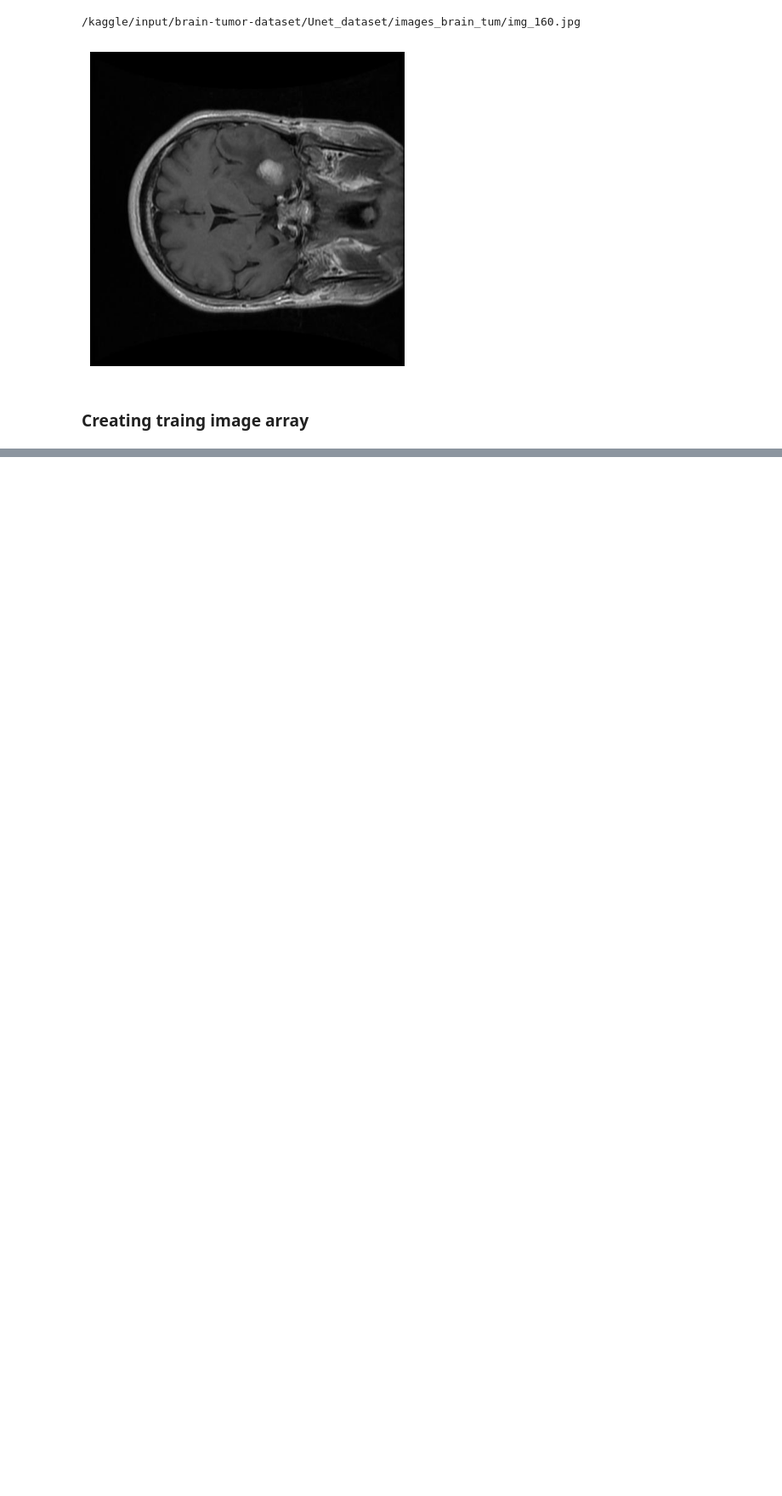
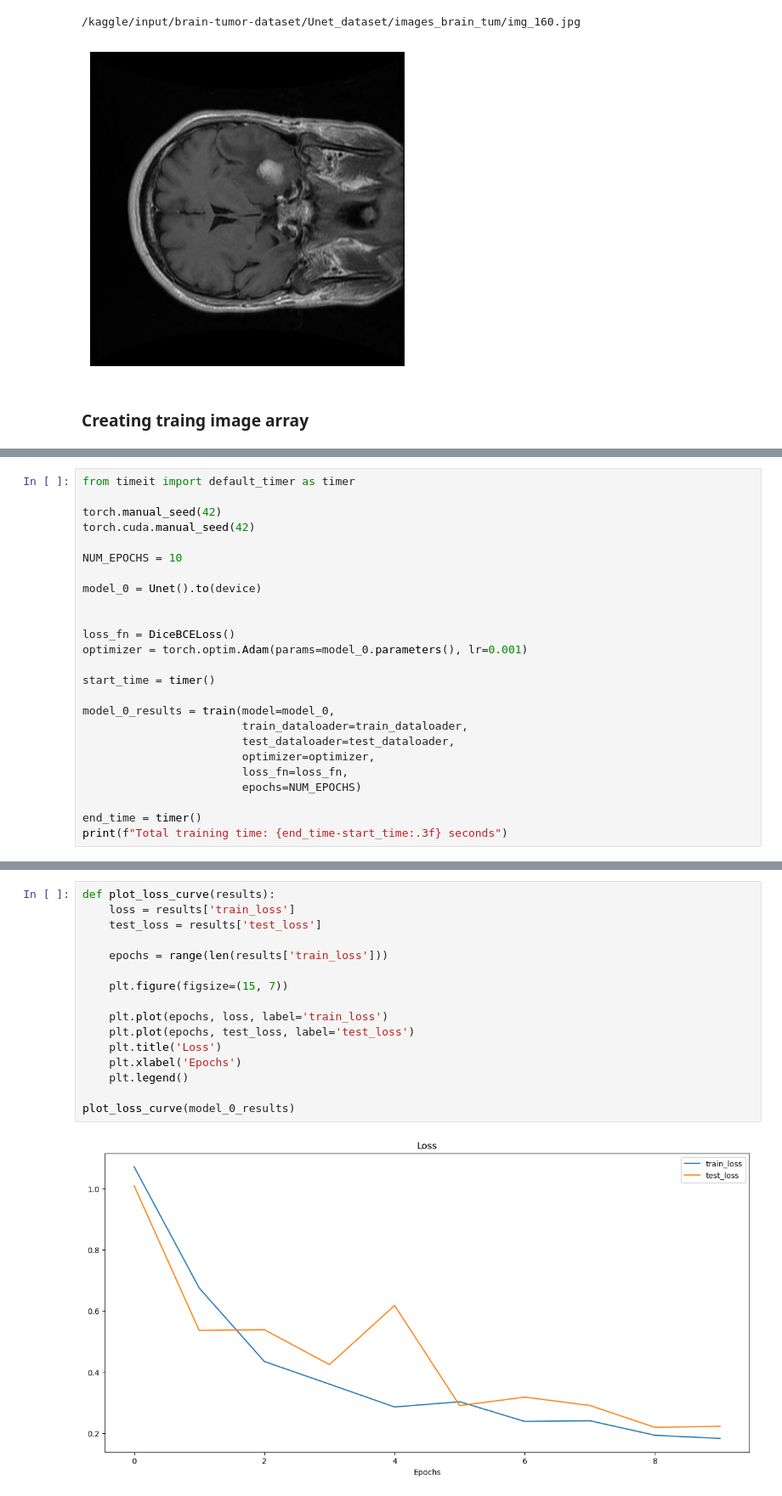
Before and after one commit to nayeem01/Unet-from-scratch-pytorch, a Jupyter notebook: unet-pytorch-brain-tumor.ipynb, the cells around one changed output, grey strips where cells are left out. Shown at 85% size. Drawn from its saved outputs; the diff is of its cells as text; blank space fills up the shorter version.

```diff
--- a/unet-pytorch-brain-tumor.ipynb
+++ b/unet-pytorch-brain-tumor.ipynb
@@ -132,0 +381,25 @@ mask: torch.Size([705, 1, 512, 512])
+# %%
+from timeit import default_timer as timer
+
+torch.manual_seed(42)
+torch.cuda.manual_seed(42)
+
+NUM_EPOCHS = 10
+
+model_0 = Unet().to(device)
+
+
+loss_fn = DiceBCELoss()
+optimizer = torch.optim.Adam(params=model_0.parameters(), lr=0.001)
+
+start_time = timer()
+
+model_0_results = train(model=model_0,
+                        train_dataloader=train_dataloader,
+                        test_dataloader=test_dataloader,
+                        optimizer=optimizer,
+                        loss_fn=loss_fn,
+                        epochs=NUM_EPOCHS)
+
+end_time = timer()
+print(f"Total training time: {end_time-start_time:.3f} seconds")
@@ -132,0 +418,18 @@ mask: torch.Size([705, 1, 512, 512])
+# %%
+def plot_loss_curve(results):
+    loss = results['train_loss']
+    test_loss = results['test_loss']
+
+    epochs = range(len(results['train_loss']))
+
+    plt.figure(figsize=(15, 7))
+
+    plt.plot(epochs, loss, label='train_loss')
+    plt.plot(epochs, test_loss, label='test_loss')
+    plt.title('Loss')
+    plt.xlabel('Epochs')
+    plt.legend()
+
+plot_loss_curve(model_0_results)
+# %% [output]
+[figure, added]
```
Also changed, not shown: parts of 26 cells of this notebook.
